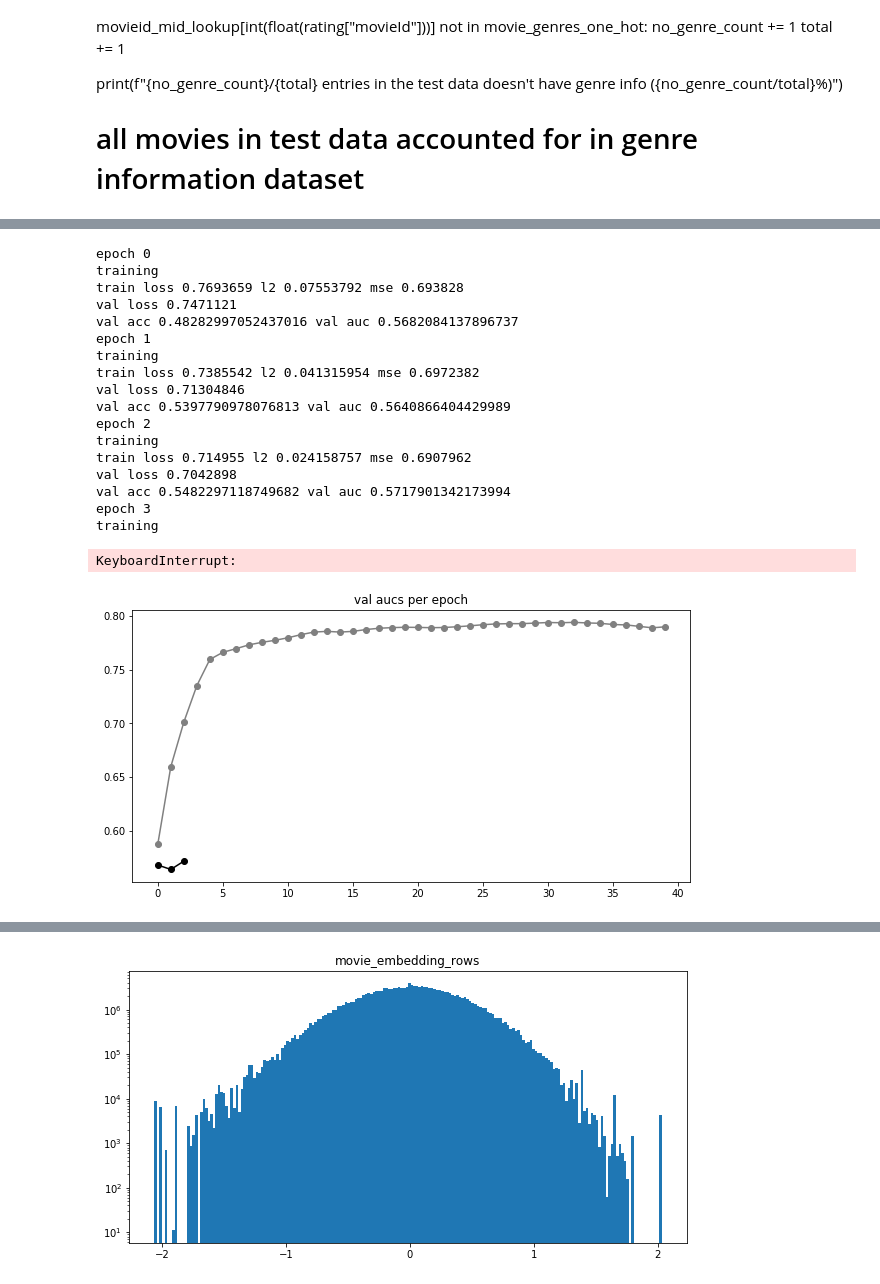
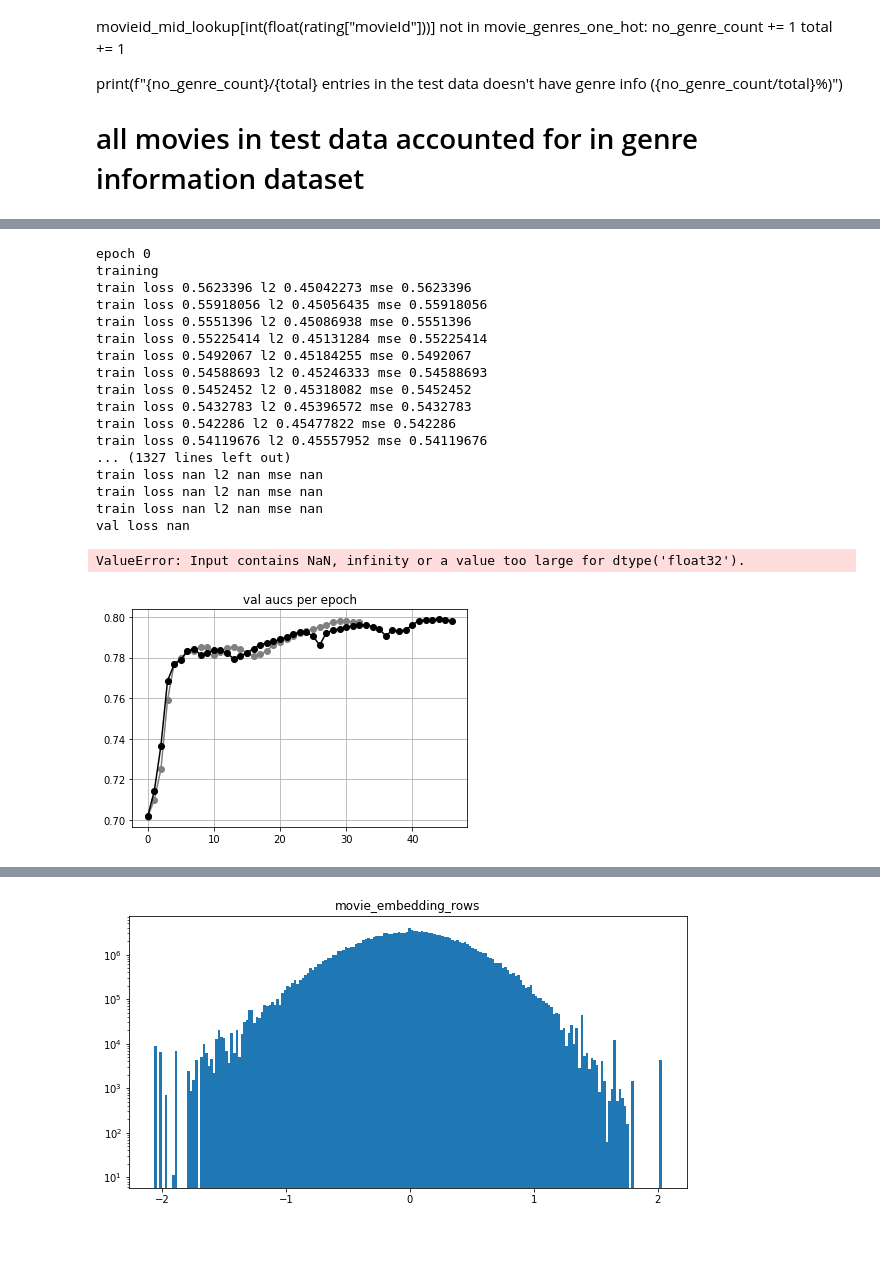
Before and after one commit to 0xDECAFC0FFEE/145_wankers, a Jupyter notebook: basic_nn.ipynb, the cells around one changed output, grey strips where cells are left out. Saved outputs shown, nothing was run; the diff lists cells and outputs as text; code cells hidden in the pictures; blank space fills up the shorter version.

Commit message:
auc 0.7988303798097067 added tags back and ran for more epochs

```diff
--- a/basic_nn.ipynb
+++ b/basic_nn.ipynb
@@ -62,7 +62,7 @@ print(f"{no_genre_count}/{total} entries in the test data doesn't have genre inf
 # user_movie_score = tf.tensordot(user_embeddings, movie_embeddings, axes = 1)+.14*tf.tile(movie_bias, [NUM_USERS, 1]) +.87*tf.tile(user_bias, [1, NUM_MOVIES])
 # %%
 # use pca to reduce dimensions with preserved_variance=0.96875 => dim=768 (reduction by 32%), val mse=0.031122472 on scaled data
-preserved_variance = 0.95
+preserved_variance = 1
 
 train_tags = get_tags(movie_Xs, preserved_variance, recompute=False)
 val_tags = get_tags(movie_val_Xs, preserved_variance, recompute=False)
@@ -243,13 +173,14 @@ else:
 
 sess = tf.Session() # we don't want to close the session
 
-learning_rate=.065
-epochs=50
+learning_rate=.001
+epochs=150
 l2_loss_term = .001 * sum([tf.reduce_sum(tf.reshape(weight*weight, [-1])) for weight in all_weights])
 mse_loss_term = tf.reduce_mean(tf.squared_difference(pred_y, y_true))
-# ce_loss_term = -(tf.reduce_mean(((y_true+1)/2)*tf.math.log((pred_y+1)/2)+(1-(y_true+1)/2)*tf.math.log(1-(pred_y+1)/2)))
-ce_loss_term = tf.reduce_mean(tf.nn.sigmoid_cross_entropy_with_logits(labels=y_true, logits=l3))
-loss = ce_loss_term + l2_loss_term
+ce_loss_term = -(tf.reduce_mean(((y_true+1)/2)*tf.math.log((pred_y+1)/2)+(1-(y_true+1)/2)*tf.math.log(1-(pred_y+1)/2)))
+# ce_loss_term = tf.reduce_mean(tf.nn.sigmoid_cross_entropy_with_logits(labels=y_true, logits=l3))
+loss = ce_loss_term
+# + l2_loss_term
 train_step = tf.train.AdamOptimizer(learning_rate=learning_rate).minimize(loss)
 
 init = tf.global_variables_initializer()
@@ -275,19 +206,22 @@ with open("prev_run_stats.pickle", "rb") as prev_run_file:
     _, prev_run_scores, _, prev_best_auc_run = pickle.load(prev_run_file)
     _, prev_best_aucs = prev_run_scores[prev_best_auc_run]
 
+max_val_auc = 0
+
+
 for epoch in tqdm(range(epochs), leave=False):
     print("epoch", epoch)
     print("training")
-#     for b_tags, b_user_Xs, b_movie_Xs, b_genres, b_ys in batchify(train_tags, user_Xs, movie_Xs, train_genres, ys, batch_size=995548, shuffle=False):
-    feed_dict = {user_slice_idxs: user_Xs,
-                 movie_slice_idxs: movie_Xs,
-                 movie_genre_embeddings: train_genres,
-#                  tags: b_tags,
-                 y_true: ys}
-    outs = (train_step, loss, l2_loss_term, ce_loss_term, pred_y[:5])
-    _, lossval, l2_lossval, mse_lossval, pred_y_val = sess.run(outs, feed_dict=feed_dict)
+    for b_tags, b_user_Xs, b_movie_Xs, b_genres, b_ys in batchify(train_tags, user_Xs, movie_Xs, train_genres, ys, batch_size=497774, shuffle=False):
+        feed_dict = {user_slice_idxs: b_user_Xs,
+                     movie_slice_idxs: b_movie_Xs,
+                     movie_genre_embeddings: b_genres,
+                     tags: b_tags,
+                     y_true: b_ys}
+        outs = (train_step, loss, l2_loss_term, ce_loss_term)
+        _, lossval, l2_lossval, mse_lossval = sess.run(outs, feed_dict=feed_dict)
 #         print("pred_ys", pred_y_val, "true_ys", b_ys[:5])
-    print("train loss", lossval, "l2", l2_lossval, "mse", mse_lossval)
+        print("train loss", lossval, "l2", l2_lossval, "mse", mse_lossval)
 
 #         with train_file_writer as writer:
 #             writer.add_summary(tf.summary.scalar("loss", loss))
@@ -295,54 +229,60 @@ for epoch in tqdm(range(epochs), leave=False):
     feed_dict = {user_slice_idxs: user_val_Xs,
                 movie_slice_idxs: movie_val_Xs,
                 movie_genre_embeddings: val_genres,
-#                 tags: val_tags,
+                tags: val_tags,
                 y_true: val_ys}
     val_y_pred, val_loss_val = sess.run((pred_y, loss), feed_dict=feed_dict)
     flat_pred_y_floats = [y[0]/(y[0]+y[1]) for y in val_y_pred]
     flat_pred_y_bools = [(1 if y[0] > y[1] else 0) for y in val_y_pred]
-
 
     print("val loss", val_loss_val)
     acc = metrics.accuracy_score(flat_val_ys, flat_pred_y_bools)
     fpr, tpr, _ = metrics.roc_curve(flat_val_ys, flat_pred_y_floats)
     auc = metrics.auc(fpr, tpr)
     print("val acc", acc, "val auc", auc)
     min_acc_auc = min(min_acc_auc, (acc, auc))
     val_accs.append(acc)
     val_aucs.append(auc)
 
     plt.clf()
     plt.title("val aucs per epoch")
+    plt.grid(b=True)
     plt.plot(prev_best_aucs, marker='o', color="grey")
     plt.plot(val_aucs, marker='o', color="black")
     plt.savefig("cur_val_aucs.png")
+
+
+    cur_best_auc = max(val_aucs)
+    if auc < cur_best_auc * .9 and epoch > 10:
+        print("detecting overfitting - stopping to avoid boiling oceans")
+        break
 
 #     with test_file_writer as writer:
 #         writer.add_summary(value=[tf.summary.Value(tag="loss", simple_value=val_loss_val)])
 #         writer.add_summary(tf.summary.scalar("loss", loss))
 #         writer.add_summary(value=[tf.summary.Value(tag="acc", simple_value=acc)])
 #         writer.add_summary(value=[tf.summary.Value(tag="auc", simple_value=auc)])
 # %% [output]
 [interactive output not drawn]
 epoch 0
 training
-train loss 0.7693659 l2 0.07553792 mse 0.693828
-val loss 0.7471121
-val acc 0.48282997052437016 val auc 0.5682084137896737
-epoch 1
-training
-train loss 0.7385542 l2 0.041315954 mse 0.6972382
-val loss 0.71304846
-val acc 0.5397790978076813 val auc 0.5640866404429989
-epoch 2
-training
-train loss 0.714955 l2 0.024158757 mse 0.6907962
-val loss 0.7042898
-val acc 0.5482297118749682 val auc 0.5717901342173994
-epoch 3
-training
+train loss 0.5623396 l2 0.45042273 mse 0.5623396
+train loss 0.55918056 l2 0.45056435 mse 0.55918056
+train loss 0.5551396 l2 0.45086938 mse 0.5551396
+train loss 0.55225414 l2 0.45131284 mse 0.55225414
+train loss 0.5492067 l2 0.45184255 mse 0.5492067
+train loss 0.54588693 l2 0.45246333 mse 0.54588693
+train loss 0.5452452 l2 0.45318082 mse 0.5452452
+train loss 0.5432783 l2 0.45396572 mse 0.5432783
+train loss 0.542286 l2 0.45477822 mse 0.542286
+train loss 0.54119676 l2 0.45557952 mse 0.54119676
+... (1327 lines left out)
+train loss nan l2 nan mse nan
+train loss nan l2 nan mse nan
+train loss nan l2 nan mse nan
+val loss nan
-KeyboardInterrupt:
+ValueError: Input contains NaN, infinity or a value too large for dtype('float32').
-[figure, old version]
+[figure, new version]
 # %%
 # im reduced to manually tensorboarding like a loser cause tf2 api is being a dick not my fault
 
```
Also changed, not shown: parts of 7 cells of this notebook, 1 other file.
